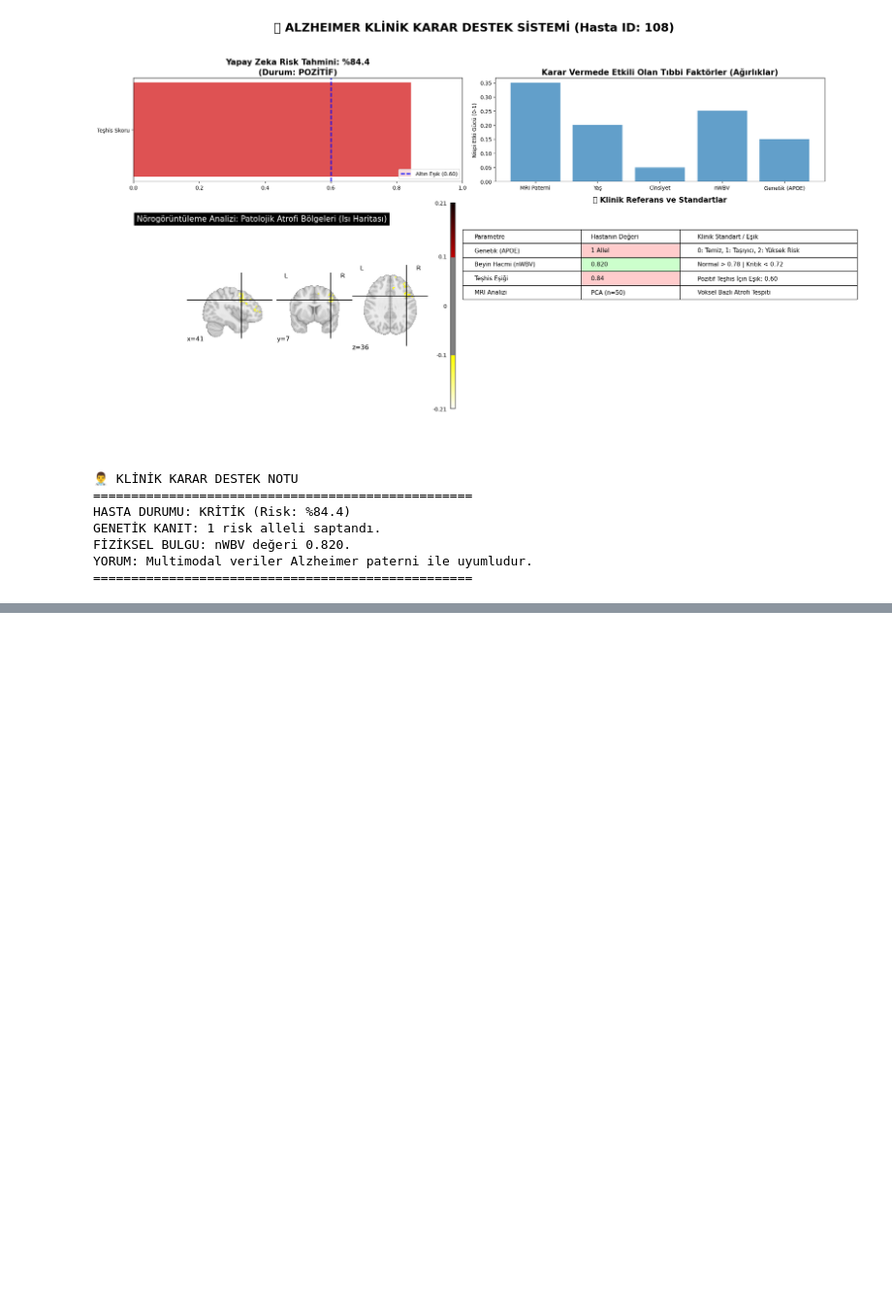
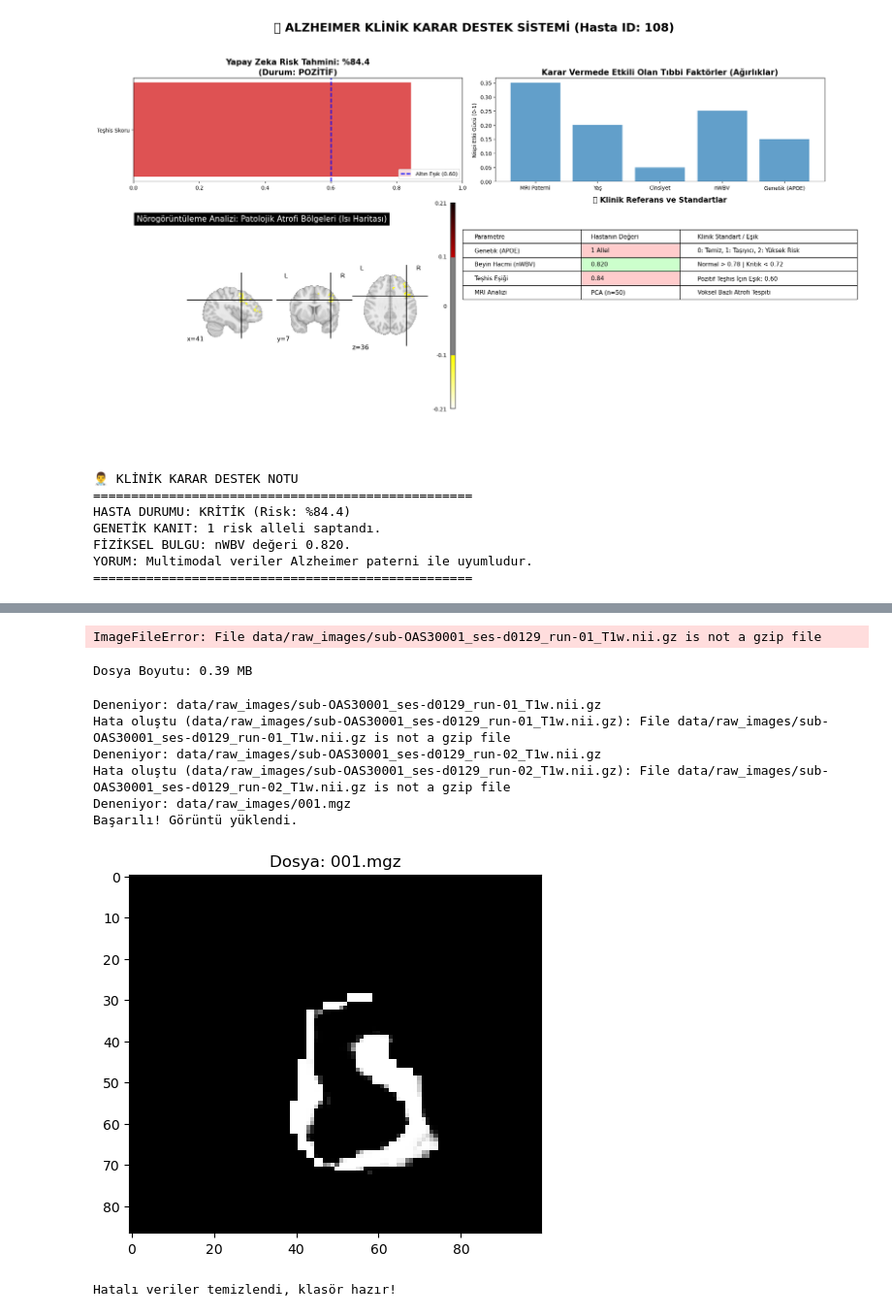
Before and after one commit to senaayy/snp-genome-lab, a Jupyter notebook: Untitled.ipynb, the cells around one changed output, grey strips where cells are left out. Shown at 97% size. Drawn from its saved outputs; the diff is of its cells as text; code cells hidden in the pictures; blank space fills up the shorter version.

```diff
--- a/Untitled.ipynb
+++ b/Untitled.ipynb
@@ -2625,0 +2567,76 @@ YORUM: Multimodal veriler Alzheimer paterni ile uyumludur.
+# %%
+import nibabel as nib
+import matplotlib.pyplot as plt
+
+# Örnek bir dosya seçelim (T1.mgz veya .nii dosyası)
+example_file = mri_files[0]
+img = nib.load(example_file)
+data = img.get_fdata()
+
+# Orta katmandan bir kesit alıp gösterelim
+slice_idx = data.shape[2] // 2
+plt.imshow(data[:, :, slice_idx], cmap='gray')
+plt.title(f"Kesit: {os.path.basename(example_file)}")
+plt.show()
+# %% [output]
+ImageFileError: File data/raw_images/sub-OAS30001_ses-d0129_run-01_T1w.nii.gz is not a gzip file
+# %%
+import os
+
+file_path = 'data/raw_images/sub-OAS30001_ses-d0129_run-01_T1w.nii.gz'
+file_size = os.path.getsize(file_path)
+
+print(f"Dosya Boyutu: {file_size / (1024*1024):.2f} MB")
+
+if file_size == 0:
+    print("Hata: Dosya boş! Lütfen veriyi tekrar yüklemeyi dene.")
+# %% [output]
+Dosya Boyutu: 0.39 MB
+# %%
+import nibabel as nib
+import matplotlib.pyplot as plt
+
+# Hata vermeyecek şekilde dosyaları tek tek deneyen döngü
+success = False
+for file_to_try in mri_files:
+    try:
+        print(f"Deneniyor: {file_to_try}")
+        img = nib.load(file_to_try)
+        data = img.get_fdata()
+
+        # Eğer buraya kadar geldiyse dosya sağlamdır
+        print("Başarılı! Görüntü yüklendi.")
+
+        slice_idx = data.shape[2] // 2
+        plt.imshow(data[:, :, slice_idx], cmap='gray')
+        plt.title(f"Dosya: {os.path.basename(file_to_try)}")
+        plt.show()
+
+        success = True
+        break # İlk başarılı dosyada dur
+    except Exception as e:
+        print(f"Hata oluştu ({file_to_try}): {e}")
+
+if not success:
+    print("Maalesef hiçbir MRI dosyası düzgün yüklenemedi.")
+# %% [output]
+Deneniyor: data/raw_images/sub-OAS30001_ses-d0129_run-01_T1w.nii.gz
+Hata oluştu (data/raw_images/sub-OAS30001_ses-d0129_run-01_T1w.nii.gz): File data/raw_images/sub-OAS30001_ses-d0129_run-01_T1w.nii.gz is not a gzip file
+Deneniyor: data/raw_images/sub-OAS30001_ses-d0129_run-02_T1w.nii.gz
+Hata oluştu (data/raw_images/sub-OAS30001_ses-d0129_run-02_T1w.nii.gz): File data/raw_images/sub-OAS30001_ses-d0129_run-02_T1w.nii.gz is not a gzip file
+Deneniyor: data/raw_images/001.mgz
+Başarılı! Görüntü yüklendi.
+[figure, added]
+# %%
+import shutil
+import os
+
+folder_path = 'data/raw_images'
+
+# Klasörü sil ve içindekilerle birlikte tekrar oluştur
+if os.path.exists(folder_path):
+    shutil.rmtree(folder_path)
+    os.makedirs(folder_path)
+    print("Hatalı veriler temizlendi, klasör hazır!")
+# %% [output]
+Hatalı veriler temizlendi, klasör hazır!
```
Also changed, not shown: parts of 32 cells of this notebook, 2 other files.
